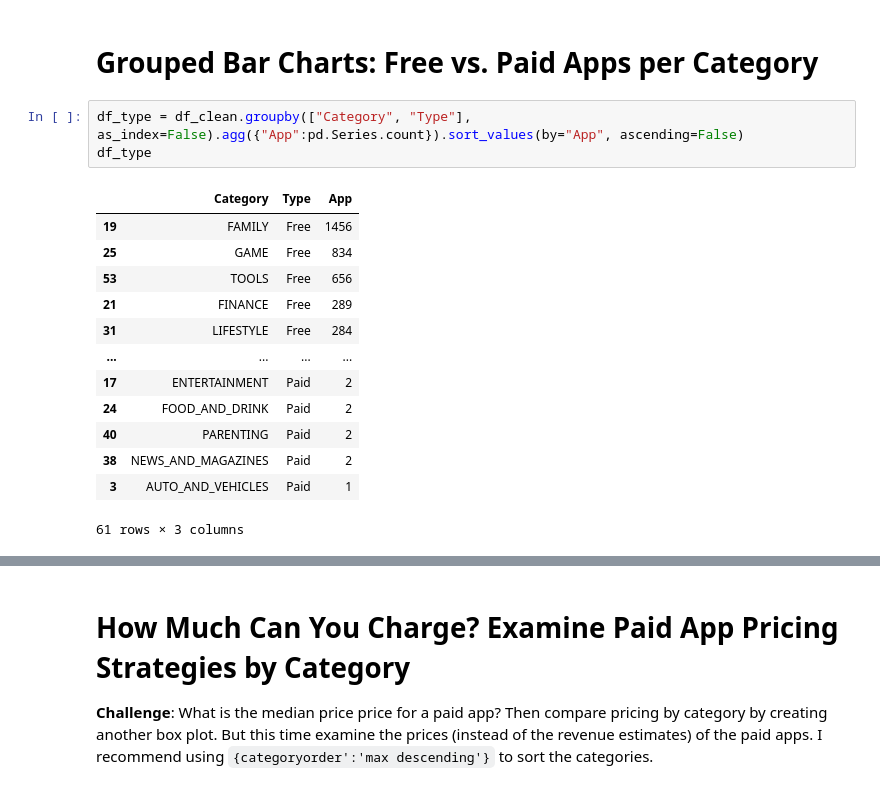
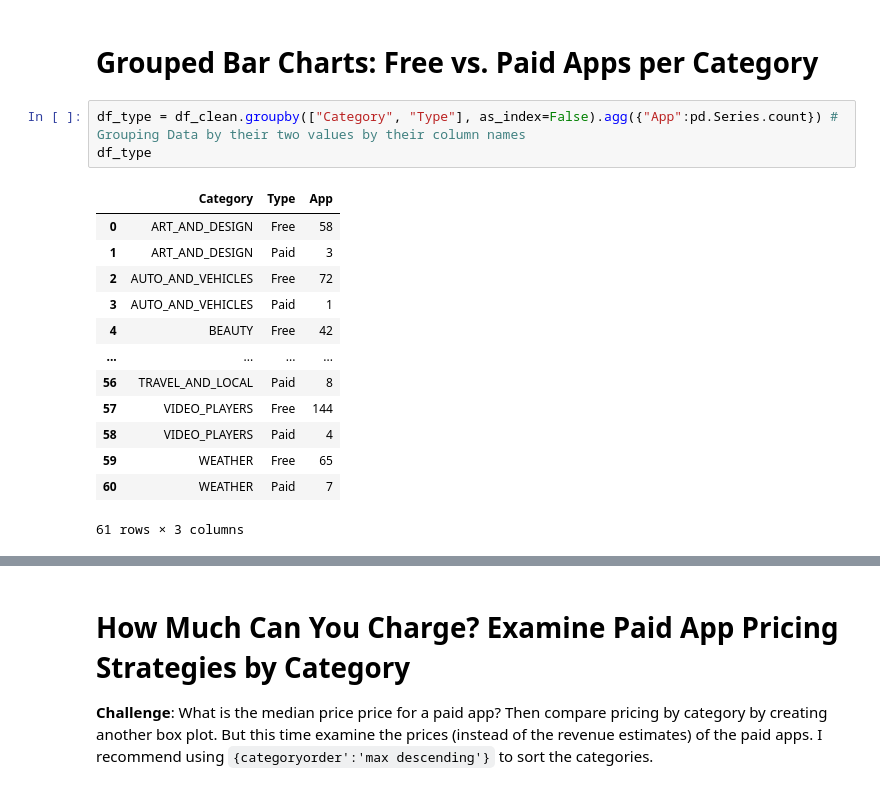
Before and after one commit to KenkiCZ/google_notebooks, a Jupyter notebook: C102_Apps.ipynb, the cells around one changed output, grey strips where cells are left out. Saved outputs shown, nothing was run; the diff lists cells and outputs as text.

```diff
--- a/C102_Apps.ipynb
+++ b/C102_Apps.ipynb
@@ -439,21 +439,21 @@ Try experimenting with the built in colour scales in Plotly. You can find a full
 # %% [markdown]
 # Grouped Bar Charts: Free vs. Paid Apps per Category
 # %%
-df_type = df_clean.groupby(["Category", "Type"], as_index=False).agg({"App":pd.Series.count}).sort_values(by="App", ascending=False)
+df_type = df_clean.groupby(["Category", "Type"], as_index=False).agg({"App":pd.Series.count}) # Grouping Data by their two values by their column names
 df_type
 # %% [output]
 |  | Category | Type | App |
-| 19 | FAMILY | Free | 1456 |
-| 25 | GAME | Free | 834 |
-| 53 | TOOLS | Free | 656 |
-| 21 | FINANCE | Free | 289 |
-| 31 | LIFESTYLE | Free | 284 |
+| 0 | ART_AND_DESIGN | Free | 58 |
+| 1 | ART_AND_DESIGN | Paid | 3 |
+| 2 | AUTO_AND_VEHICLES | Free | 72 |
+| 3 | AUTO_AND_VEHICLES | Paid | 1 |
+| 4 | BEAUTY | Free | 42 |
 | ... | ... | ... | ... |
-| 17 | ENTERTAINMENT | Paid | 2 |
-| 24 | FOOD_AND_DRINK | Paid | 2 |
-| 40 | PARENTING | Paid | 2 |
-| 38 | NEWS_AND_MAGAZINES | Paid | 2 |
-| 3 | AUTO_AND_VEHICLES | Paid | 1 |
+| 56 | TRAVEL_AND_LOCAL | Paid | 8 |
+| 57 | VIDEO_PLAYERS | Free | 144 |
+| 58 | VIDEO_PLAYERS | Paid | 4 |
+| 59 | WEATHER | Free | 65 |
+| 60 | WEATHER | Paid | 7 |
 61 rows × 3 columns
 # %%
 bar_type = px.bar(df_type,
```
Also changed, not shown: parts of 8 cells of this notebook.
